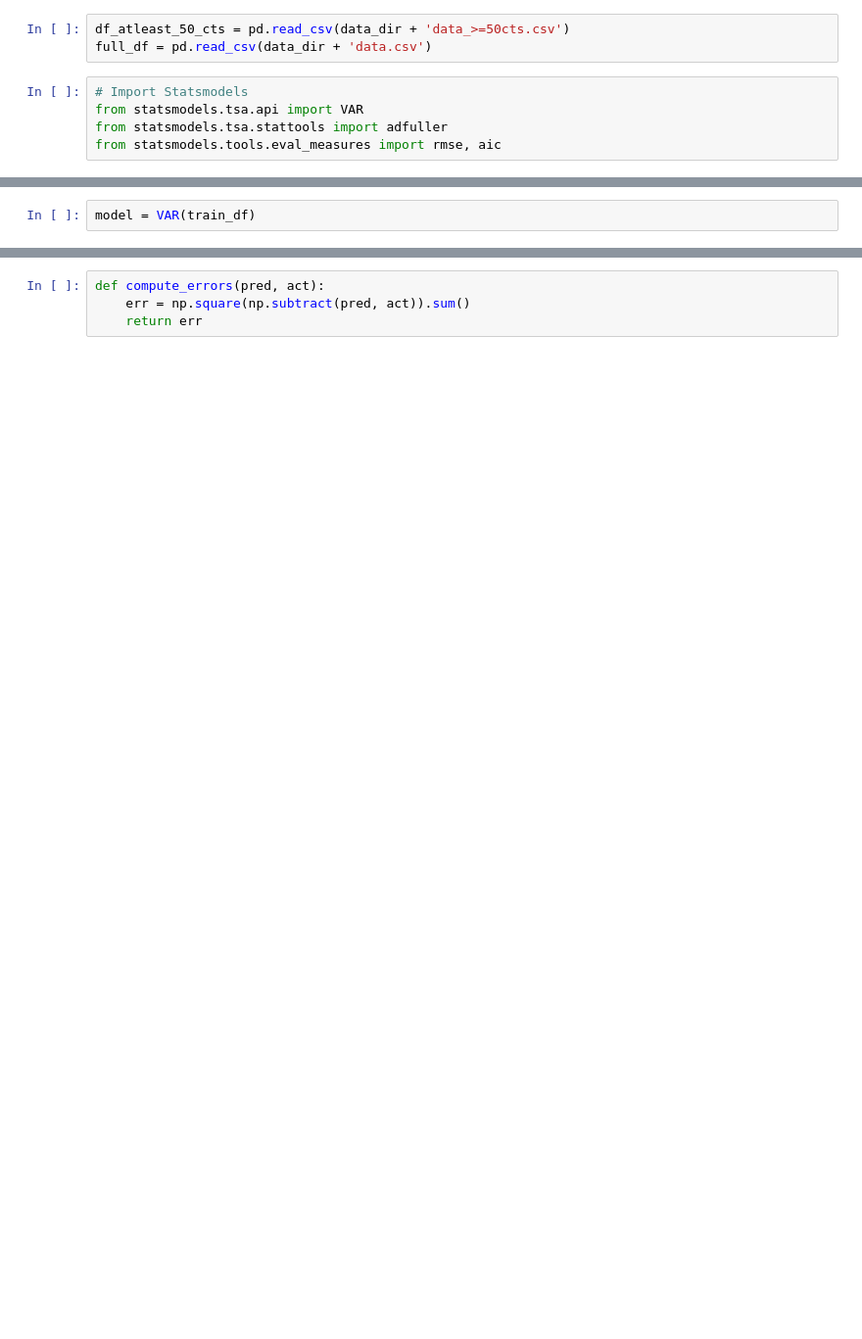
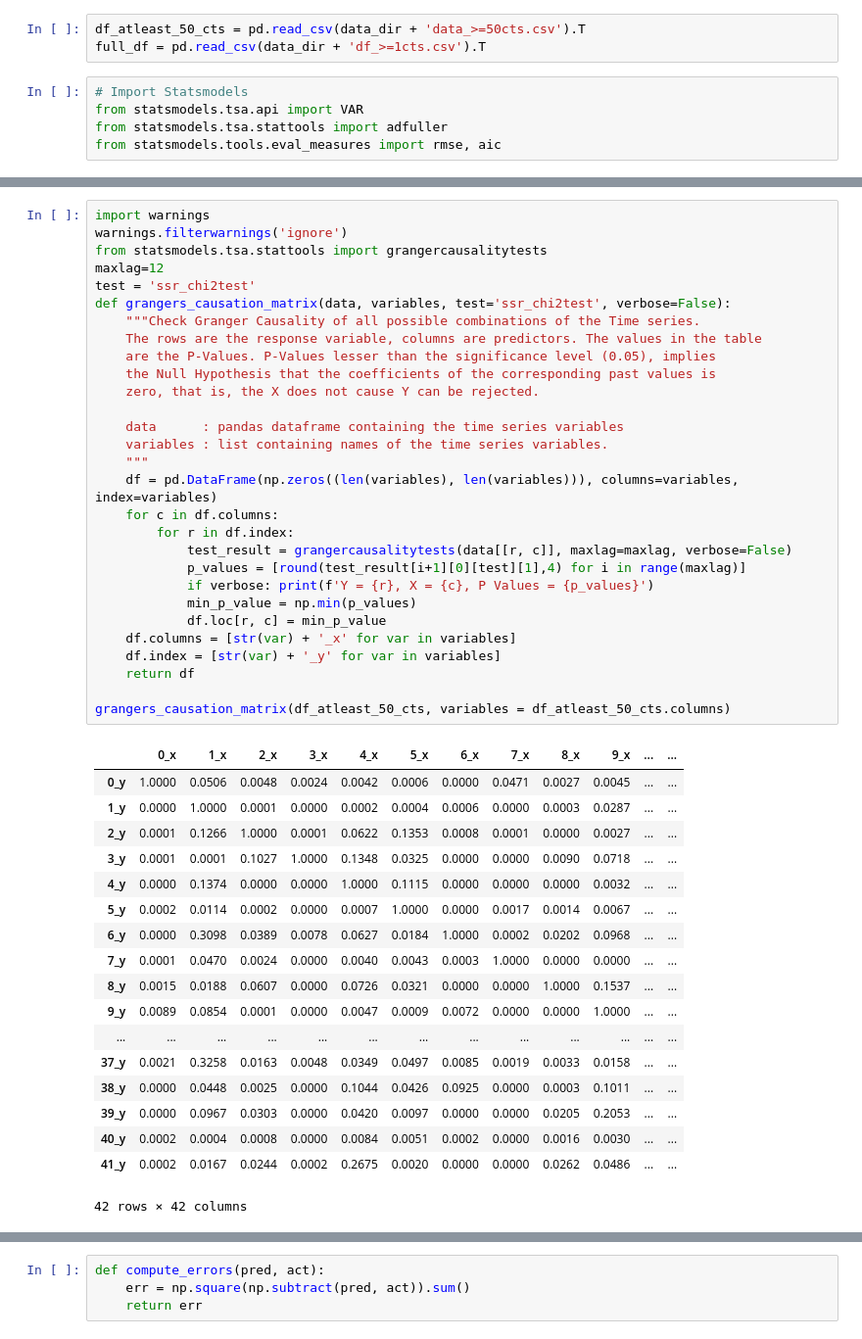
Before and after one commit to Angps1995/Spatial-Temporal-Models-for-delivery-demand-forecast, a Jupyter notebook: Models/VAR_Model.ipynb, the cells around one changed output, grey strips where cells are left out. Shown: that part at 98% size. Cells and saved outputs as stored; diff of their text form; blank space fills up the shorter version.

```diff
--- a/Models/VAR_Model.ipynb
+++ b/Models/VAR_Model.ipynb
@@ -5,8 +5,8 @@ import matplotlib.pyplot as plt
 data_dir = "/home/angps/Documents/Thesis/Data/"
 image_dir = "/home/angps/Documents/Thesis/Report/Images/"
 # %%
-df_atleast_50_cts = pd.read_csv(data_dir + 'data_>=50cts.csv')
-full_df = pd.read_csv(data_dir + 'data.csv')
+df_atleast_50_cts = pd.read_csv(data_dir + 'data_>=50cts.csv').T
+full_df = pd.read_csv(data_dir + 'df_>=1cts.csv').T
 # %%
 # Import Statsmodels
 from statsmodels.tsa.api import VAR
@@ -24,2 +22,48 @@ train_df.shape
-# %%
-model = VAR(train_df)
+# %%
+import warnings
+warnings.filterwarnings('ignore')
+from statsmodels.tsa.stattools import grangercausalitytests
+maxlag=12
+test = 'ssr_chi2test'
+def grangers_causation_matrix(data, variables, test='ssr_chi2test', verbose=False):
+    """Check Granger Causality of all possible combinations of the Time series.
+    The rows are the response variable, columns are predictors. The values in the table
+    are the P-Values. P-Values lesser than the significance level (0.05), implies
+    the Null Hypothesis that the coefficients of the corresponding past values is
+    zero, that is, the X does not cause Y can be rejected.
+
+    data      : pandas dataframe containing the time series variables
+    variables : list containing names of the time series variables.
+    """
+    df = pd.DataFrame(np.zeros((len(variables), len(variables))), columns=variables, index=variables)
+    for c in df.columns:
+        for r in df.index:
+            test_result = grangercausalitytests(data[[r, c]], maxlag=maxlag, verbose=False)
+            p_values = [round(test_result[i+1][0][test][1],4) for i in range(maxlag)]
+            if verbose: print(f'Y = {r}, X = {c}, P Values = {p_values}')
+            min_p_value = np.min(p_values)
+            df.loc[r, c] = min_p_value
+    df.columns = [str(var) + '_x' for var in variables]
+    df.index = [str(var) + '_y' for var in variables]
+    return df
+
+grangers_causation_matrix(df_atleast_50_cts, variables = df_atleast_50_cts.columns)
+# %% [output]
+|  | 0_x | 1_x | 2_x | 3_x | 4_x | 5_x | 6_x | 7_x | 8_x | 9_x | ... | ... |
+| 0_y | 1.0000 | 0.0506 | 0.0048 | 0.0024 | 0.0042 | 0.0006 | 0.0000 | 0.0471 | 0.0027 | 0.0045 | ... | ... |
+| 1_y | 0.0000 | 1.0000 | 0.0001 | 0.0000 | 0.0002 | 0.0004 | 0.0006 | 0.0000 | 0.0003 | 0.0287 | ... | ... |
+| 2_y | 0.0001 | 0.1266 | 1.0000 | 0.0001 | 0.0622 | 0.1353 | 0.0008 | 0.0001 | 0.0000 | 0.0027 | ... | ... |
+| 3_y | 0.0001 | 0.0001 | 0.1027 | 1.0000 | 0.1348 | 0.0325 | 0.0000 | 0.0000 | 0.0090 | 0.0718 | ... | ... |
+| 4_y | 0.0000 | 0.1374 | 0.0000 | 0.0000 | 1.0000 | 0.1115 | 0.0000 | 0.0000 | 0.0000 | 0.0032 | ... | ... |
+| 5_y | 0.0002 | 0.0114 | 0.0002 | 0.0000 | 0.0007 | 1.0000 | 0.0000 | 0.0017 | 0.0014 | 0.0067 | ... | ... |
+| 6_y | 0.0000 | 0.3098 | 0.0389 | 0.0078 | 0.0627 | 0.0184 | 1.0000 | 0.0002 | 0.0202 | 0.0968 | ... | ... |
+| 7_y | 0.0001 | 0.0470 | 0.0024 | 0.0000 | 0.0040 | 0.0043 | 0.0003 | 1.0000 | 0.0000 | 0.0000 | ... | ... |
+| 8_y | 0.0015 | 0.0188 | 0.0607 | 0.0000 | 0.0726 | 0.0321 | 0.0000 | 0.0000 | 1.0000 | 0.1537 | ... | ... |
+| 9_y | 0.0089 | 0.0854 | 0.0001 | 0.0000 | 0.0047 | 0.0009 | 0.0072 | 0.0000 | 0.0000 | 1.0000 | ... | ... |
+| ... | ... | ... | ... | ... | ... | ... | ... | ... | ... | ... | ... | ... |
+| 37_y | 0.0021 | 0.3258 | 0.0163 | 0.0048 | 0.0349 | 0.0497 | 0.0085 | 0.0019 | 0.0033 | 0.0158 | ... | ... |
+| 38_y | 0.0000 | 0.0448 | 0.0025 | 0.0000 | 0.1044 | 0.0426 | 0.0925 | 0.0000 | 0.0003 | 0.1011 | ... | ... |
+| 39_y | 0.0000 | 0.0967 | 0.0303 | 0.0000 | 0.0420 | 0.0097 | 0.0000 | 0.0000 | 0.0205 | 0.2053 | ... | ... |
+| 40_y | 0.0002 | 0.0004 | 0.0008 | 0.0000 | 0.0084 | 0.0051 | 0.0002 | 0.0000 | 0.0016 | 0.0030 | ... | ... |
+| 41_y | 0.0002 | 0.0167 | 0.0244 | 0.0002 | 0.2675 | 0.0020 | 0.0000 | 0.0000 | 0.0262 | 0.0486 | ... | ... |
+42 rows × 42 columns
```
Also changed, not shown: parts of 29 cells of this notebook, 37 other files.
